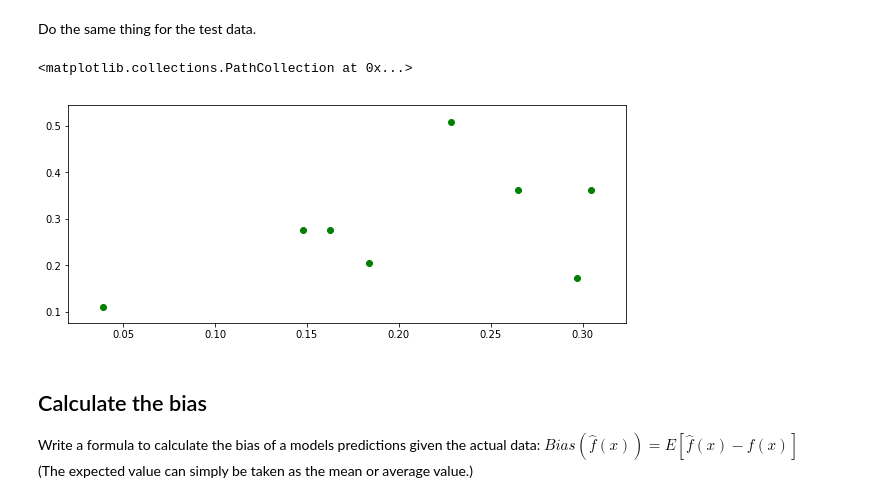
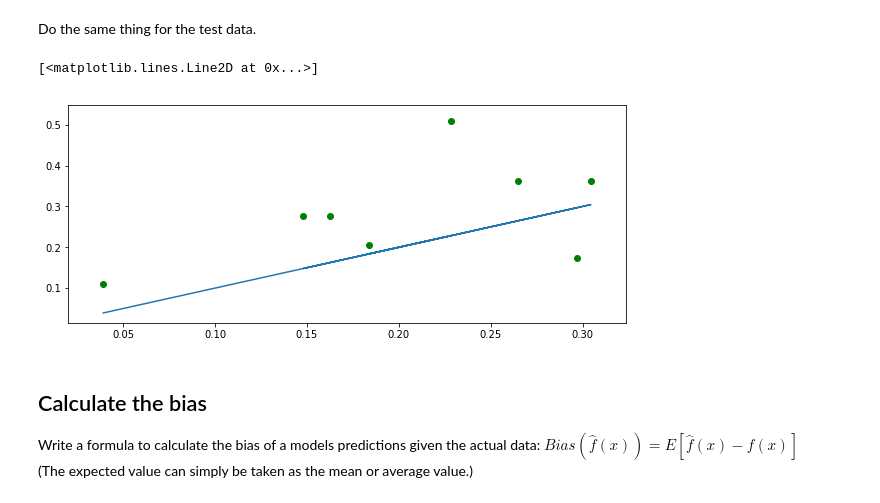
Before and after one commit to byeretzian/dsc-2-24-08-bias-variance-trade-off-lab-online-ds-sp-000, a Jupyter notebook: index.ipynb, the cells around one changed output. Cells and saved outputs as stored; diff of their text form; code cells hidden in the pictures.

```diff
--- a/index.ipynb
+++ b/index.ipynb
@@ -88,13 +88,12 @@ Do the same thing for the test data.
 # %%
 # your code here
 
 plt.figure(figsize = (10,4))
 plt.scatter(y_test, reg.predict(X_test), color = "green")
-plt.plot(y_test, y-test)
-#y_test_hat = reg.predict(data_test[0].values.reshape(-1, 1))
+plt.plot(y_test, y_test)
 # %% [output]
-<matplotlib.collections.PathCollection at 0x...>
+[<matplotlib.lines.Line2D at 0x...>]
-[figure, old version]
+[figure, new version]
 # %% [markdown]
 ## Calculate the bias
 Write a formula to calculate the bias of a models predictions given the actual data: $Bias(\hat{f}(x)) = E[\hat{f}(x)-f(x)]$
```
